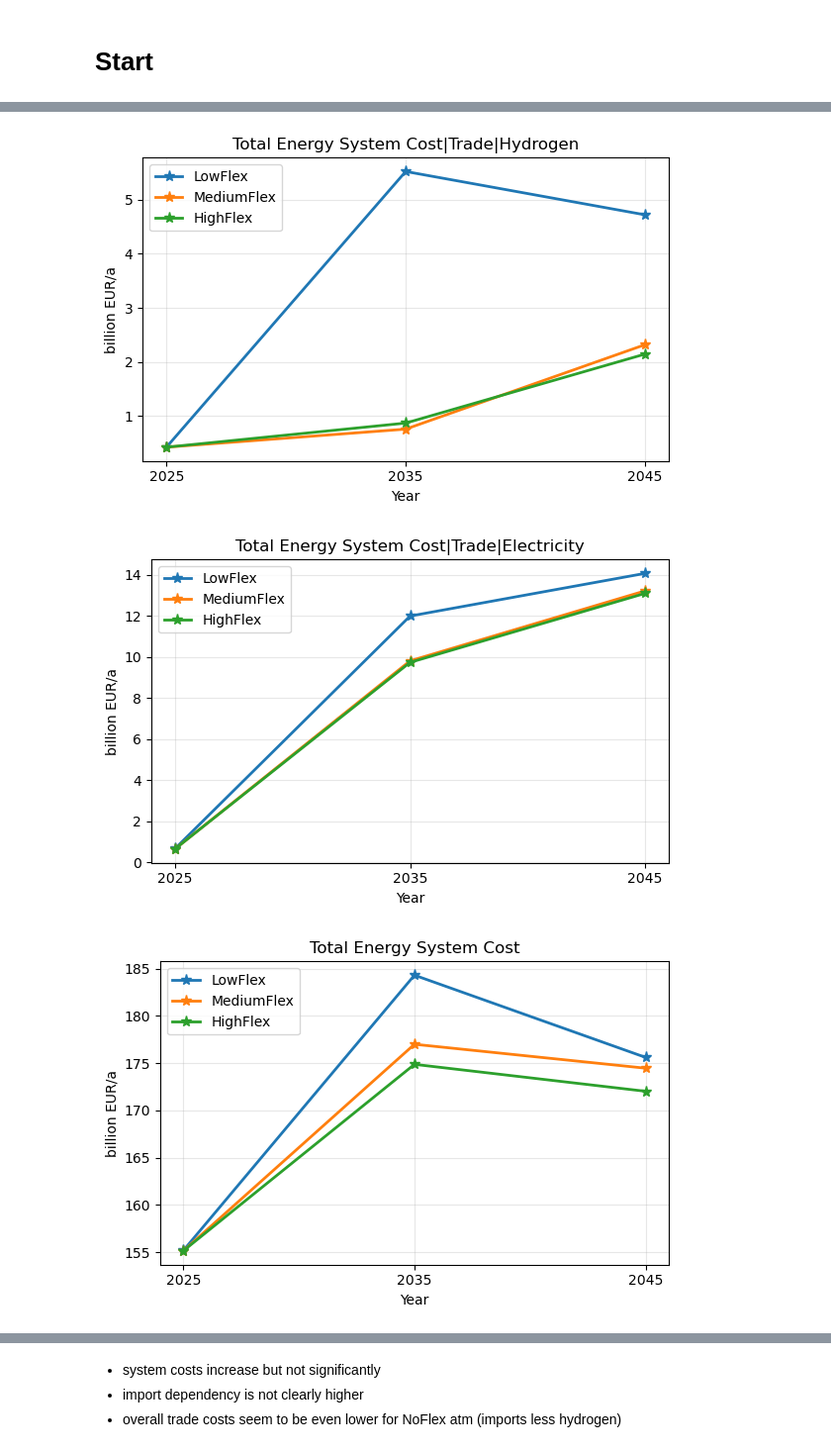
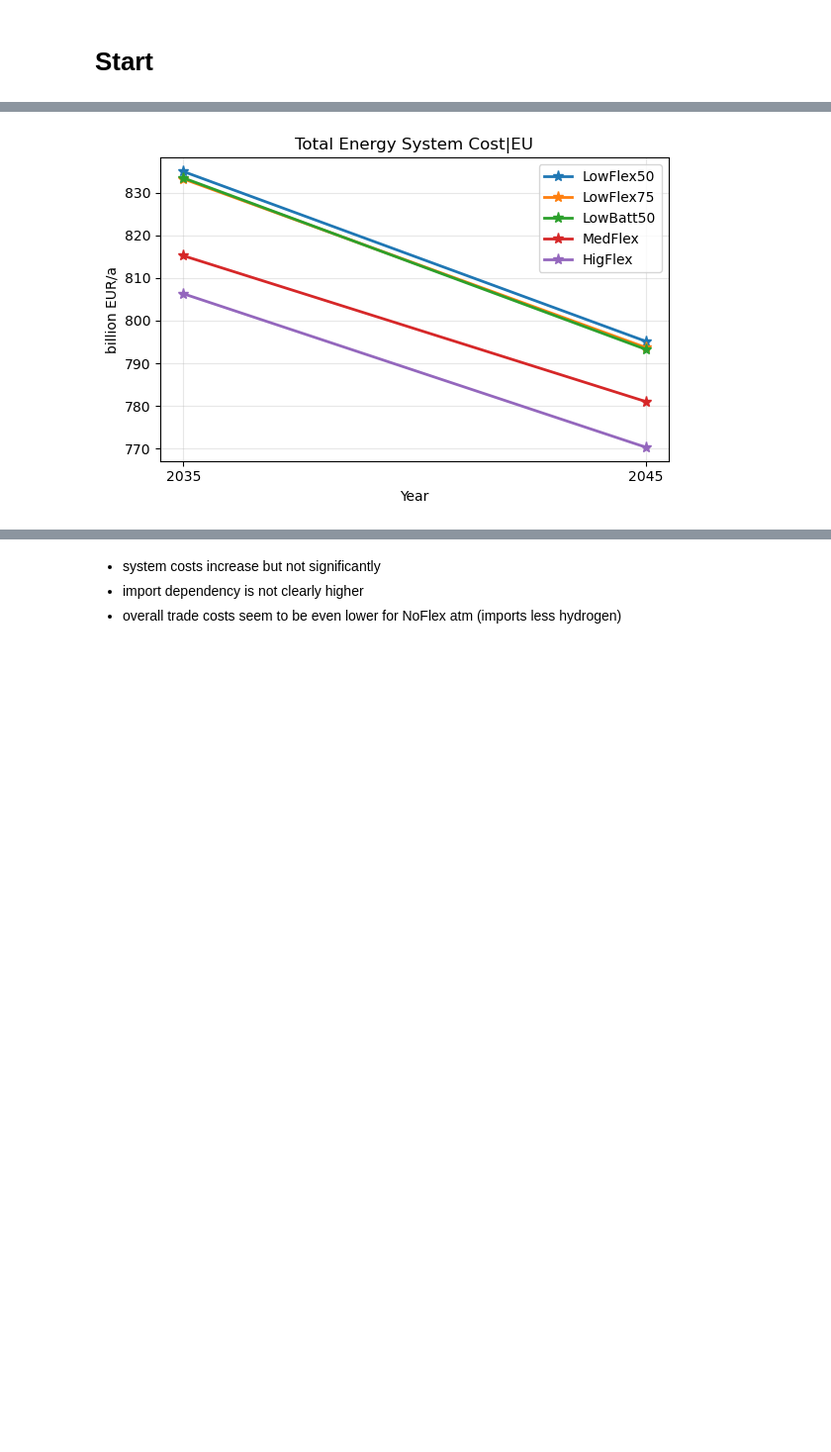
Before and after one commit to JulianGeis/pypsa-de-flex, a Jupyter notebook: flex_notebooks/scenario_comparison.ipynb, the cells around one changed output, grey strips where cells are left out. Shown: that part at 99% size. Saved outputs shown, nothing was run; the diff lists cells and outputs as text; code cells hidden in the pictures; blank space fills up the shorter version.

Commit message:
fix plot_ariadne_report

```diff
--- a/flex_notebooks/scenario_comparison.ipynb
+++ b/flex_notebooks/scenario_comparison.ipynb
@@ -15,8 +23,8 @@ from flexibility_utils import tech_colors
 # %%
 f = "/home/julian-geis/Documents/06_PhD/02Flexibility/runs/"
-run = "20251015-flex-scenario-update-27cl-3h" # "20251013_flex-scenarios-temporal-industry-load-27cl-3h"
-scenarios = ["LowFlex", "MediumFlex", "HighFlex"]
-years = [2025, 2035, 2045]
+run = "20251023-flex-scenario-update" # "20251015-flex-scenario-update-27cl-3h" # "20251013_flex-scenarios-temporal-industry-load-27cl-3h"
+scenarios = ["LowFlex50", "LowFlex75", "LowBatt50", "MedFlex", "HigFlex"]
+years = [2035, 2045]
 # %%
 networks = {}
 for scenario in scenarios:
@@ -192,12 +123,10 @@ vars = results["LowFlex"].index.get_level_values("Variable").unique().to_list()
 # %%
 # System costs
-plot_variable("Total Energy System Cost|Trade|Hydrogen", results, scenarios, unit="billion EUR/a")
-plot_variable("Total Energy System Cost|Trade|Electricity", results, scenarios, unit="billion EUR/a")
-plot_variable("Total Energy System Cost", results, scenarios, unit="billion EUR/a")
-plot_variable("Total Energy System Cost|Non Trade", results, scenarios, unit="billion EUR/a")
-plot_variable("Total Energy System Cost|Trade", results, scenarios, unit="billion EUR/a")
+# plot_variable("Total Energy System Cost|Trade|Hydrogen", results, scenarios, unit="billion EUR/a")
+# plot_variable("Total Energy System Cost|Trade|Electricity", results, scenarios, unit="billion EUR/a")
+# plot_variable("Total Energy System Cost", results, scenarios, unit="billion EUR/a")
+# plot_variable("Total Energy System Cost|Non Trade", results, scenarios, unit="billion EUR/a")
+# plot_variable("Total Energy System Cost|Trade", results, scenarios, unit="billion EUR/a")
 plot_variable("Total Energy System Cost|EU", results, scenarios, unit="billion EUR/a")
 # %% [output]
-[figure, old version]
+[figure, new version]
-[figure, removed]
-[figure, removed]
```
Also changed, not shown: parts of 61 cells of this notebook, 4 other files.
